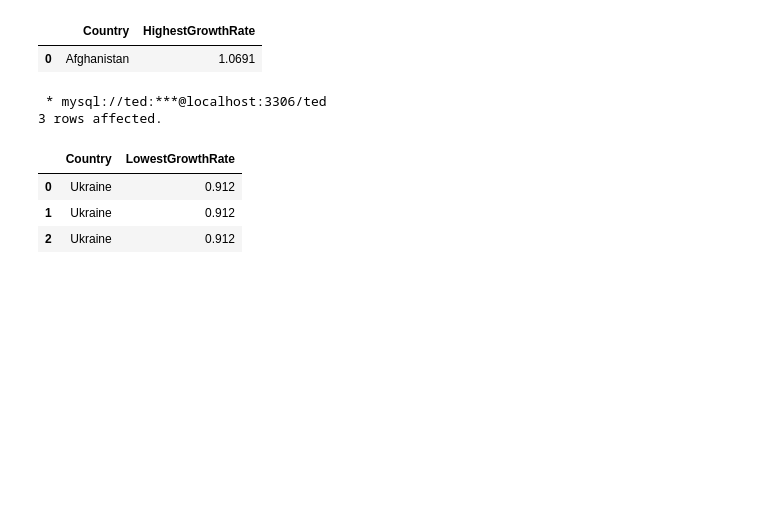
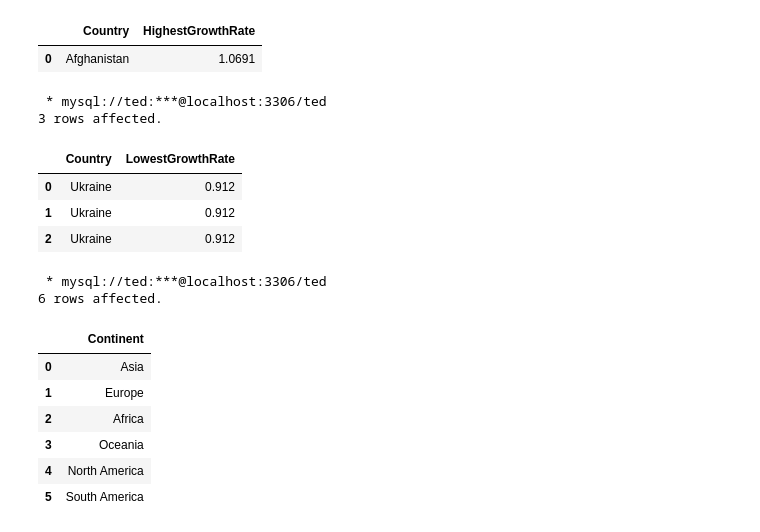
Before and after one commit to Murega14/WorldPopulation, a Jupyter notebook: Worldpopulation.ipynb, the cells around one changed output. Drawn from its saved outputs; the diff is of its cells as text; code cells hidden in the pictures; blank space fills up the shorter version.

```diff
--- a/Worldpopulation.ipynb
+++ b/Worldpopulation.ipynb
@@ -204,3 +204,16 @@ WHERE Growthrate =
 | 0 | Ukraine | 0.912 |
 | 1 | Ukraine | 0.912 |
 | 2 | Ukraine | 0.912 |
+# %%
+%%sql
+SELECT DISTINCT Continent FROM population;
+# %% [output]
+ * mysql://ted:***@localhost:3306/ted
+6 rows affected.
+|  | Continent |
+| 0 | Asia |
+| 1 | Europe |
+| 2 | Africa |
+| 3 | Oceania |
+| 4 | North America |
+| 5 | South America |
```
Also changed, not shown: parts of 2 cells of this notebook.
